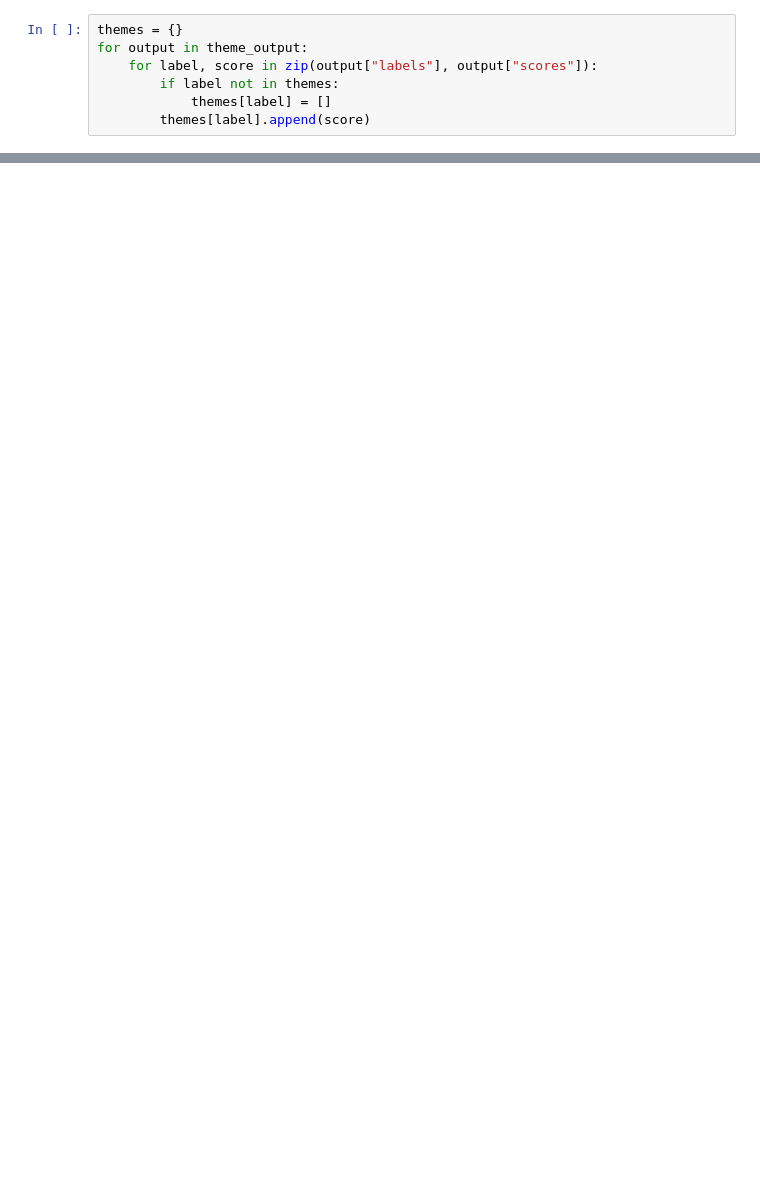
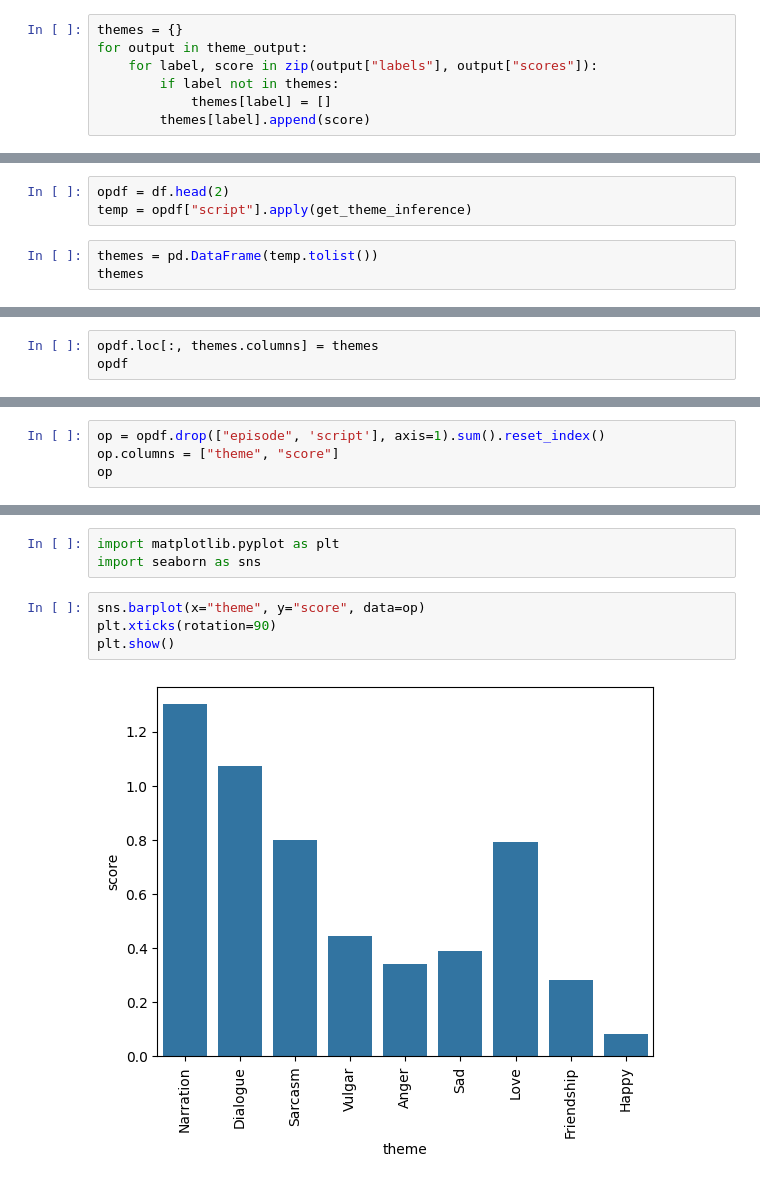
Before and after one commit to iiakshat/himym-analysis, a Jupyter notebook: classifier/experiment.ipynb, the cells around one changed output, grey strips where cells are left out. Cells and saved outputs as stored; diff of their text form; blank space fills up the shorter version.

```diff
--- a/classifier/experiment.ipynb
+++ b/classifier/experiment.ipynb
@@ -152,0 +217,6 @@ df.head()
+# %%
+opdf = df.head(2)
+temp = opdf["script"].apply(get_theme_inference)
+# %%
+themes = pd.DataFrame(temp.tolist())
+themes
@@ -152,0 +227,3 @@ df.head()
+# %%
+opdf.loc[:, themes.columns] = themes
+opdf
@@ -152,0 +236,4 @@ df.head()
+# %%
+op = opdf.drop(["episode", 'script'], axis=1).sum().reset_index()
+op.columns = ["theme", "score"]
+op
@@ -152,0 +251,9 @@ df.head()
+# %%
+import matplotlib.pyplot as plt
+import seaborn as sns
+# %%
+sns.barplot(x="theme", y="score", data=op)
+plt.xticks(rotation=90)
+plt.show()
+# %% [output]
+[figure, added]
```
Also changed, not shown: parts of 22 cells of this notebook.
